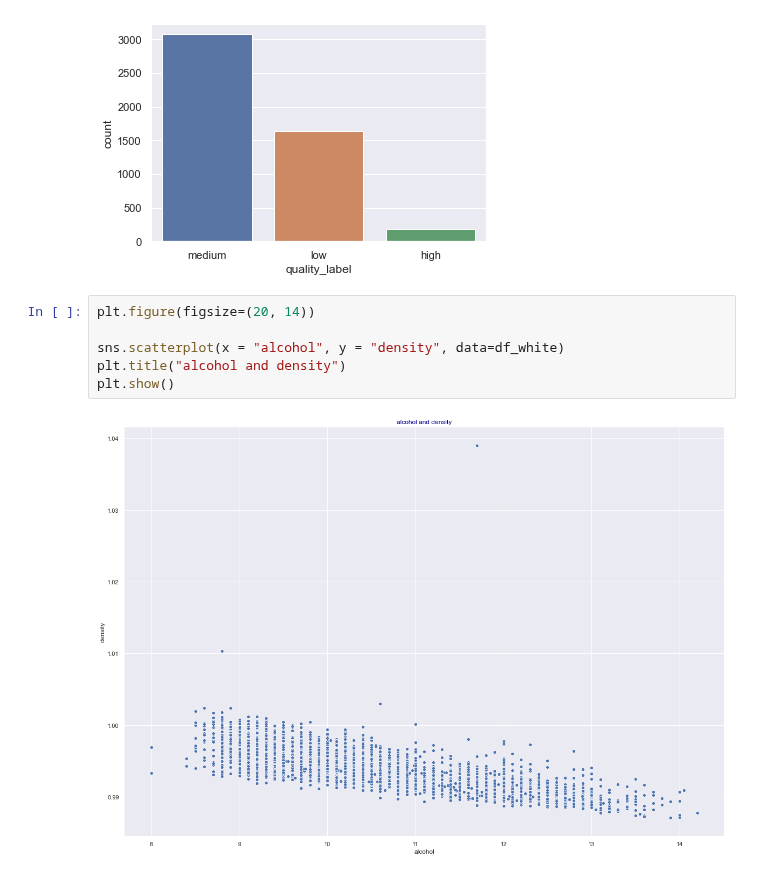
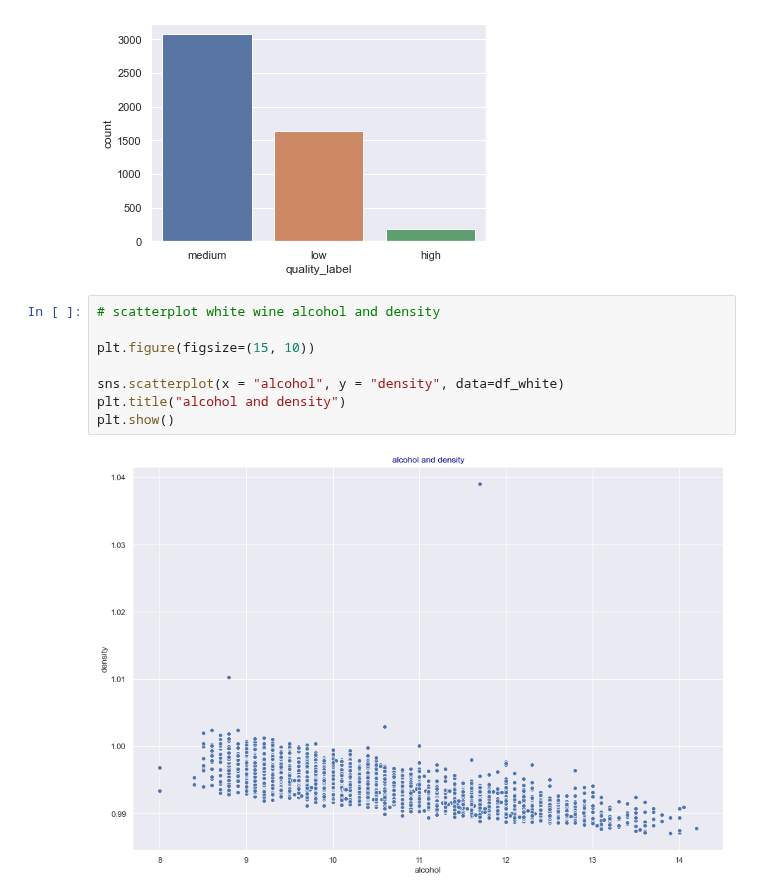
Before and after one commit to satomi26/Project-2, a Jupyter notebook: all_wine.ipynb, the cells around one changed output. Cells and saved outputs as stored; diff of their text form.

```diff
--- a/all_wine.ipynb
+++ b/all_wine.ipynb
@@ -468,10 +486,12 @@ plt.show()
 # %% [output]
 [figure]
 # %%
-plt.figure(figsize=(20, 14))
+# scatterplot white wine alcohol and density
+
+plt.figure(figsize=(15, 10))
 
 sns.scatterplot(x = "alcohol", y = "density", data=df_white)
 plt.title("alcohol and density")
 plt.show()
 # %% [output]
-[figure, old version]
+[figure, new version]
```
Also changed, not shown: parts of 13 cells of this notebook.
